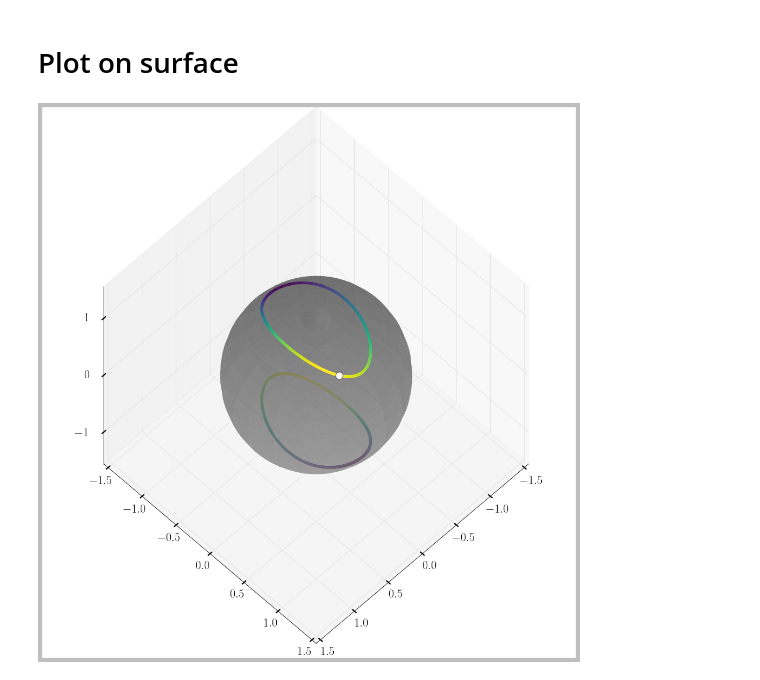
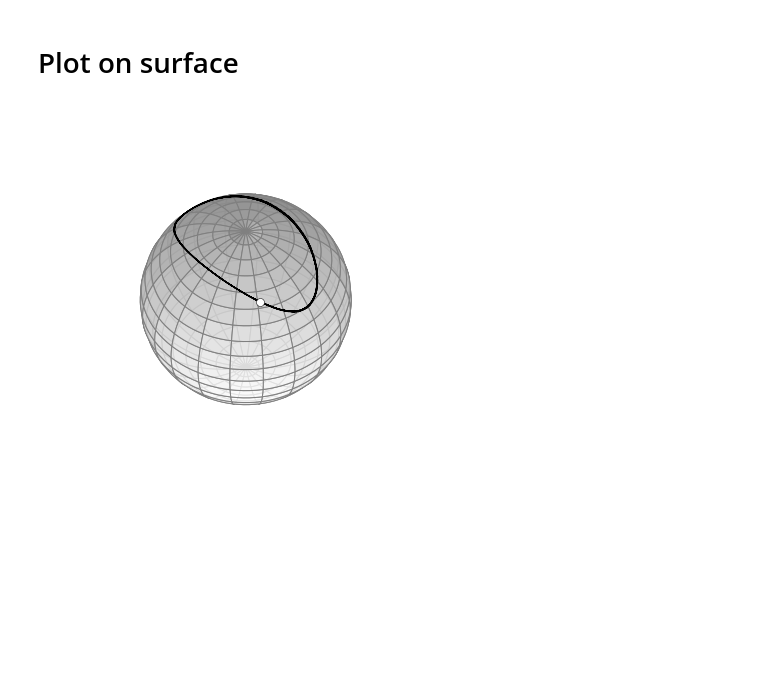
Before and after one commit to steffenhaug/nm, a Jupyter notebook: int/rk3d.ipynb, the cells around one changed output. Drawn from its saved outputs; the diff is of its cells as text; code cells hidden in the pictures; blank space fills up the shorter version.

```diff
--- a/int/rk3d.ipynb
+++ b/int/rk3d.ipynb
@@ -31,7 +31,7 @@ newparams = {
         r"\setmonofont{Courier New}",
         r"\setmathfont[StylisticSet={2,7,10}]{Garamond-Math}",
     ],
-    'figure.figsize': (16,16),
+    'figure.figsize': (16,9),
     'ytick.labelsize': fontsize,
     'xtick.labelsize': fontsize,
     'legend.fontsize': fontsize,
@@ -51,7 +51,7 @@ newparams = {
 # if this happens on your machine, maybe use
 # another backend while working, and switch
 # to pgf when you want to generate the final plots.
-# mpl.use('pgf')
+mpl.use('pgf')
 
 # right angles never hurt anyone,
 # so use classic as a base theme
@@ -63,7 +63,6 @@ plt.style.use('classic')
 plt.rcParams.update(newparams)
 
 
-
 from mpl_toolkits.mplot3d import Axes3D
 from matplotlib import cm
 
@@ -137,15 +136,15 @@ def f(t, m):
         (1/I2 - 1/I1) * x * y,
     ]
 # %%
-t = np.linspace(0, 250, 500)
+t = np.linspace(0, 150, 150)
 
-y0 = np.array([2, 5, 7], dtype=float)
+y0 = np.array([2, 3, 4], dtype=float)
 y0 *= 1/linalg.norm(y0)
 
-y = RK(f, y0=y0, t=t)
-xs, ys, zs = y
+solution = RK(f, y0=y0, t=t)
+xs, ys, zs = solution
 # %%
-fig = plt.figure()
+fig = plt.figure(figsize=(7, 7))
 ax = fig.add_subplot(111, projection='3d')
 ax.set_proj_type('ortho')
 
@@ -162,70 +161,76 @@ ax.plot_surface(
     x, y, z,
     rstride=5,
     cstride=5,
-    color='gray',
-    alpha=.5,
-    linewidth=.0,
-    shade=True
+    #cmap=cm.gray,
+    color='white',
+    edgecolors='gray',
+    alpha=0.8,
+    linewidth=1,
+    shade=True,
 )
 
+### because of small numerical errors,
+### the points are just barely inside
+### the sphere, so they are faded.
+### this just gives the nicer color
+eps = 1
+cmap = cm.viridis
 
-### we need to fix some z-fighting, or the plot looks like shit
-eps = 1+1e-2
-
-ax.scatter(
+ax.plot(
     eps*xs, eps*ys, eps*zs,
-    c = xs + ys + zs,
-    edgecolors = 'none',
-    cmap=cm.viridis,
-    s=25,
+    'k-',
+    label="Løysing $\mathbf m(t)$ med implisitt RK",
+    zorder=6,
+    markersize=4,
+    lw=1,
 )
 
-ax.scatter(
-    -eps*xs, -eps*ys, -eps*zs,
-    c = xs + ys + zs,
-    edgecolors = 'none',
-    cmap=cm.viridis,
-    s=25,
-)
-
-ax.plot(
-    [y0[0]], [y0[1]], [y0[2]],
-    'o',
-    markerfacecolor='white',
-    markeredgecolor='black',
-    markersize=12,
-    zorder=6
-)
+if True:
+    ax.plot(
+        [y0[0]], [y0[1]], [y0[2]],
+        'o',
+        markerfacecolor='white',
+        markeredgecolor='black',
+        markersize=8,
+        zorder=25,
+        label="Initialverdi $\mathbf m_0$"
+    )
 
 [t.set_va('center') for t in ax.get_yticklabels()]
 [t.set_ha('center') for t in ax.get_yticklabels()]
 
 [t.set_va('center') for t in ax.get_xticklabels()]
 [t.set_ha('center') for t in ax.get_xticklabels()]
 
 [t.set_va('center') for t in ax.get_zticklabels()]
 [t.set_ha('right')  for t in ax.get_zticklabels()]
 
 ax.xaxis._axinfo['tick']['inward_factor']  = 0.1
 ax.xaxis._axinfo['tick']['outward_factor'] = 0.1
 ax.yaxis._axinfo['tick']['inward_factor']  = 0.1
 ax.yaxis._axinfo['tick']['outward_factor'] = 0.1
 ax.zaxis._axinfo['tick']['inward_factor']  = 0.1
 ax.zaxis._axinfo['tick']['outward_factor'] = 0.1
 ax.zaxis._axinfo['tick']['outward_factor'] = 0.1
 
 ax.xaxis.set_major_locator(MultipleLocator(1/2))
 ax.yaxis.set_major_locator(MultipleLocator(1/2))
 
 ax.zaxis.set_major_locator(MultipleLocator(1))
 
-# ax.grid(False)
+ax.grid(False)
+plt.axis('off')
 
-ax.view_init(55, 45)
+ax.view_init(50, 45)
+#ax.legend(numpoints=1)
 
-plt.savefig('euler.pdf')
+ax.set_xlim(-1, 1)
+ax.set_ylim(-1, 1)
+ax.set_zlim(-1, 1)
+
+plt.savefig('rk.pdf', bbox_inches = 'tight', pad_inches = 0)
 # %% [output]
-[figure, old version]
+[figure, new version]
 # %%
 plt.plot(xs, label='x')
 plt.plot(ys, label='y')
```
Also changed, not shown: parts of 7 cells of this notebook, 12 other files.
